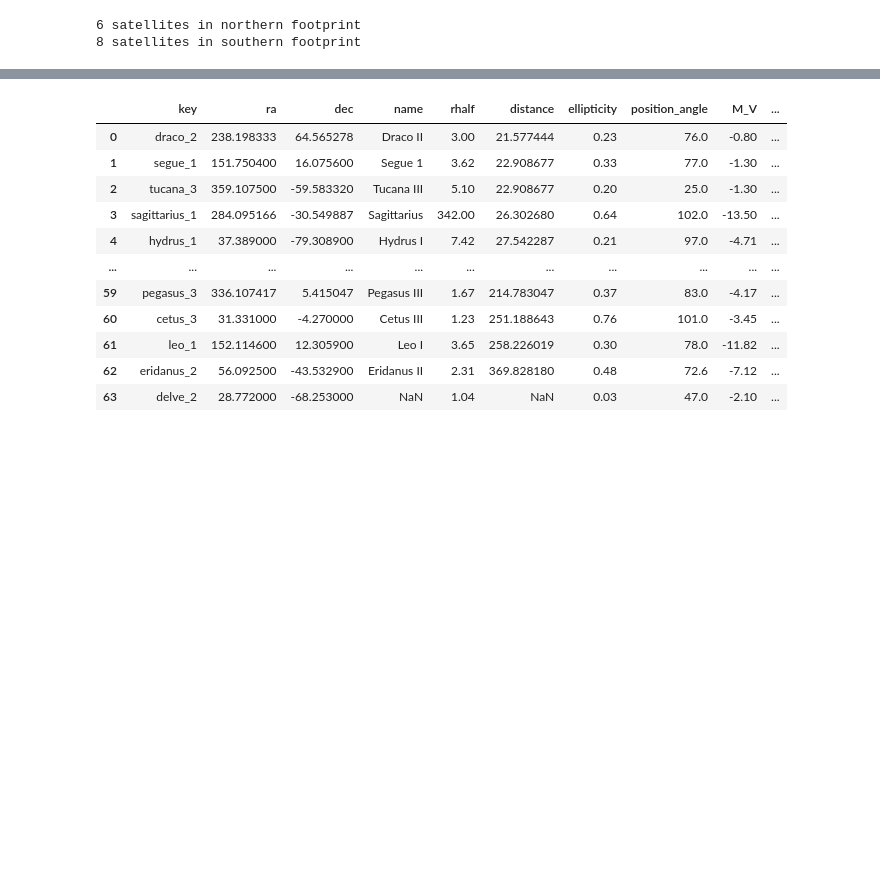
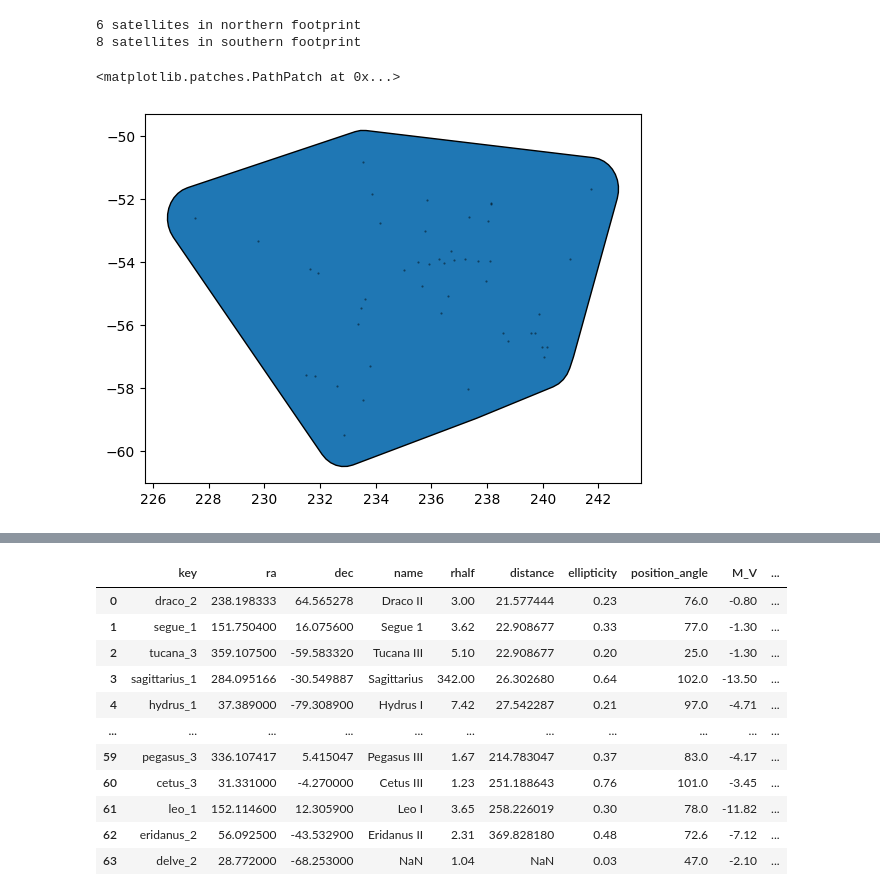
Before and after one commit to Dynamics-Penn/roman-nearfield, a Jupyter notebook: notebooks/ccs_footprints_nbgs.ipynb, the cells around one changed output, grey strips where cells are left out. Saved outputs shown, nothing was run; the diff lists cells and outputs as text; code cells hidden in the pictures; blank space fills up the shorter version.

```diff
--- a/notebooks/ccs_footprints_nbgs.ipynb
+++ b/notebooks/ccs_footprints_nbgs.ipynb
@@ -310 +338,9 @@ fgals = SkyCoord(virgo['RA-s'][virgo['Dec']<-10],virgo['Dec-s'][virgo['Dec']<-10
+# %%
+plt.plot(fgals.galactic.l.deg, fgals.galactic.b.deg,'.k',ms=1,alpha=0.5)
+
+fhull_path = fhull_buffer_poly_path[np.arange(fhull_buffer_poly_path.shape[0]+1) % fhull_buffer_poly_path.shape[0]]
+plt.gca().add_patch(mpatches.PathPatch(mpath.Path(fhull_path)))
+# %% [output]
+<matplotlib.patches.PathPatch at 0x...>
+[figure, added]
 # %%
```
Also changed, not shown: parts of 13 cells of this notebook.
